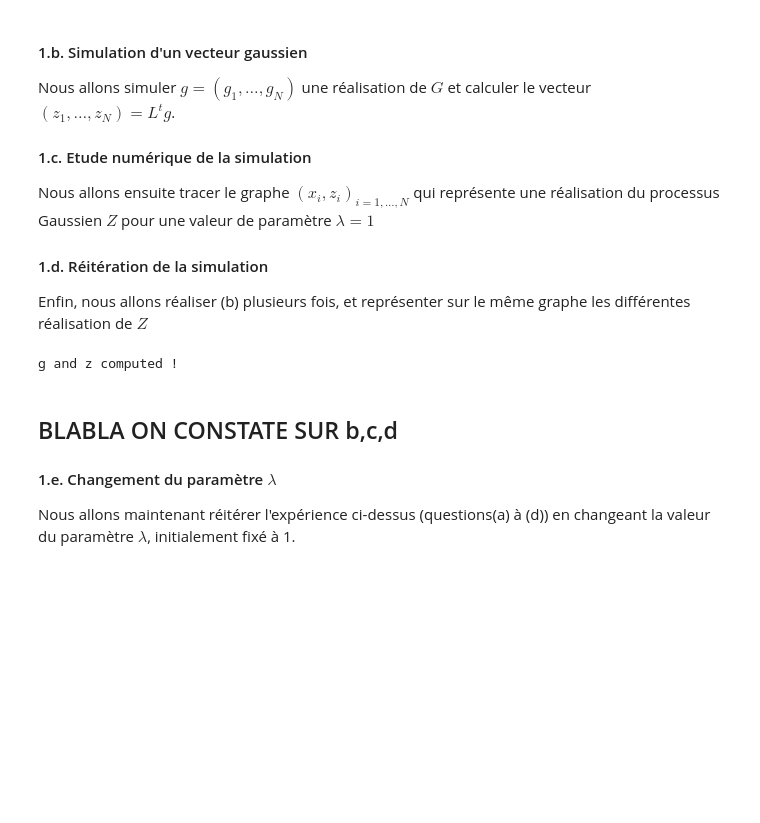
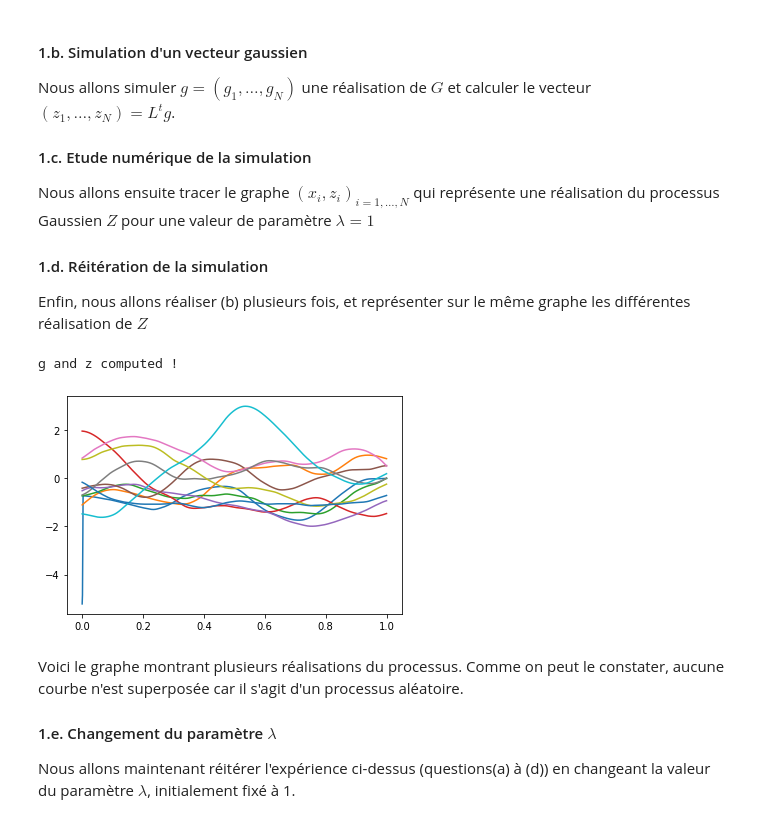
Before and after one commit to Aympab/Projet_Probas_Stats, a Jupyter notebook: probleme2.ipynb, the cells around one changed output. Saved outputs shown, nothing was run; the diff lists cells and outputs as text; code cells hidden in the pictures; blank space fills up the shorter version.

```diff
--- a/probleme2.ipynb
+++ b/probleme2.ipynb
@@ -13,17 +13,8 @@ import pandas as pd
 def cov_k(x0, x1, lambd = 0.1) :
     return (1+ ((abs(x0 - x1))/lambd) + (((abs(x0-x1))**2)/(3*(lambd**2)))) * exp(-((abs(x0-x1))/lambd))
 
-def compute_cov_sigma(x, lambd = 1) :
+def compute_cov_sigma(x, lambd = 0.1) :
     return np.array([[cov_k(xi, xj, lambd) for xj in x] for xi in x])
-
-
-def compute_sigma(x, lambd = 0.1) :
-    sigma = np.zeros((x.shape[0], x.shape[0]))
-    for i, x0 in enumerate(x) :
-        for j, x1 in enumerate(x) :
-            sigma[i, j] = abs(cov_k(x0, x1, lambd=lambd))
-
-    return sigma
 # %% [markdown]
 ### 1. Simulation de plusieurs réalisations d'un processus Gaussien de moyenne nulle et de fonction de covariance $k_1$
 ####    1.a. Moyenne et matrice de covariance du vecteur aléatoire $m + L^tG$
@@ -36,7 +27,7 @@ _out = True
 if N > 50 :
     _out = False
 
-lambd = 1
+lambd = 0.1
 
 #To get N numbers evenly spread between 0 and 1, linspace() from numpy
 xi = np.linspace(0, 1, N)
@@ -55,17 +46,14 @@ xi and Sigma computed !
 - Prenons $G$, un vecteur de taille $N$ dont les valeurs sont des tirages aléatoires indépendants d'une loi Gausienne centrée réduite
 - Notons $m = (m(x_1), \dots, m(x_N))$ (que l'on considère non nul uniquement pour cette question)
 # %%
-# L = la.cholesky(sigma)
-P, L, U = sc.linalg.lu(sigma)
+L = la.cholesky(sigma)
+# P, L, U = sc.linalg.lu(sigma)
 
 G = np.random.normal(0, 1, N)
-
-m = xi
 
 if _out :
     print("L :\n", L.round(2))
     print("G :\n", G.round(2))
-    print("m :\n", m.round(2))
 else :
-    print("L, G and m computed !")
+    print("L and G computed !")
 # %% [output]
@@ -131,22 +91,27 @@ Enfin, nous allons réaliser (b) plusieurs fois, et représenter sur le même gr
 # %%
 #1.b
 g = np.random.normal(0, 1, N)
 
 z = L.T @ g
 
 if _out :
     print("z :\n", z)
 else :
     print("g and z computed !")
 
 #1.c
-
+plt.plot(xi, z)
 
 #1.d
+for i in range(10) :
+    g = np.random.normal(0, 1, N)
+    z = L @ g
+    plt.plot(xi, z)
 # %% [output]
 g and z computed !
+[figure, added]
 # %% [markdown]
-## BLABLA ON CONSTATE SUR b,c,d
+Voici le graphe montrant plusieurs réalisations du processus. Comme on peut le constater, aucune courbe n'est superposée car il s'agit d'un processus aléatoire.
 
 #### 1.e. Changement du paramètre $\lambda$
 Nous allons maintenant réitérer l'expérience ci-dessus (questions(a) à (d)) en changeant la valeur du paramètre $\lambda$, initialement fixé à 1.
```
Also changed, not shown: parts of 4 cells of this notebook, 2 other files.
